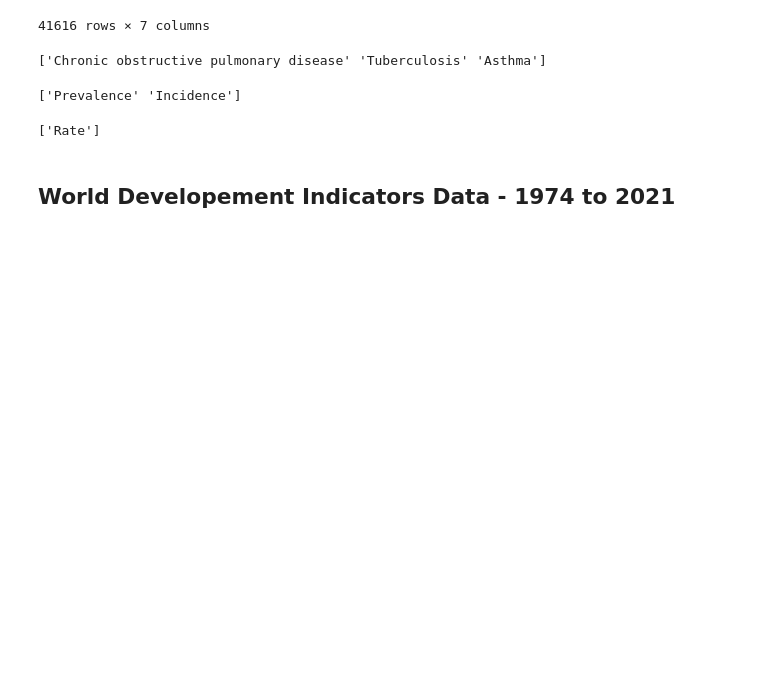
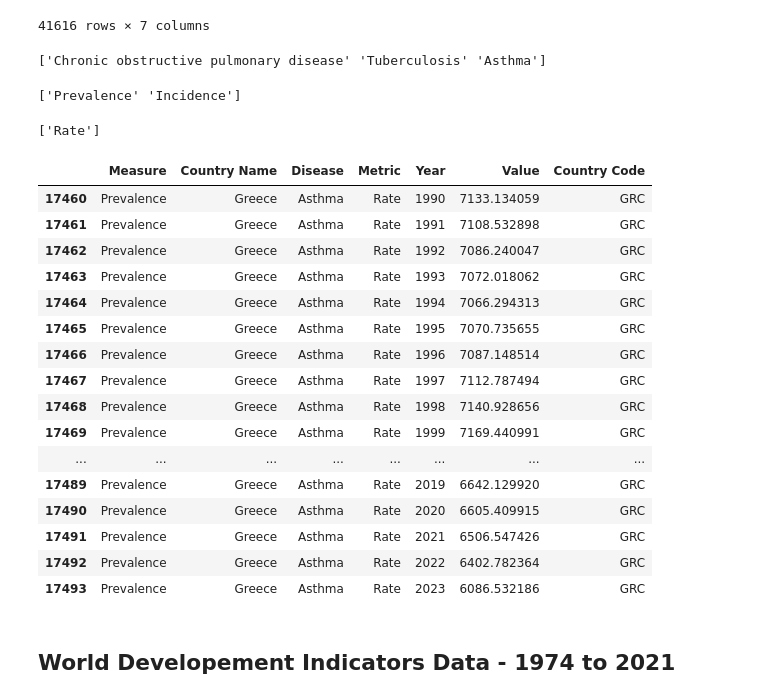
Before and after one commit to gitBugD/GML_RespiratoryDiseases, a Jupyter notebook: DataMerge_Gapminder.ipynb, the cells around one changed output. Cells and saved outputs as stored; diff of their text form; code cells hidden in the pictures; blank space fills up the shorter version.

```diff
--- a/DataMerge_Gapminder.ipynb
+++ b/DataMerge_Gapminder.ipynb
@@ -162,6 +162,26 @@ df_tuberculosis_prevalence_rate = df_tuberculosis_prevalence[df_tuberculosis_pre
 df_tuberculosis_incidence_rate = df_tuberculosis_incidence[df_tuberculosis_incidence["Metric"] == "Rate"]
 # %% [output]
 ['Rate']
+# %%
+df_asthma_prevalence_rate[df_asthma_prevalence_rate["Country Name"] == "Greece"]
+# %% [output]
+|  | Measure | Country Name | Disease | Metric | Year | Value | Country Code |
+| 17460 | Prevalence | Greece | Asthma | Rate | 1990 | 7133.134059 | GRC |
+| 17461 | Prevalence | Greece | Asthma | Rate | 1991 | 7108.532898 | GRC |
+| 17462 | Prevalence | Greece | Asthma | Rate | 1992 | 7086.240047 | GRC |
+| 17463 | Prevalence | Greece | Asthma | Rate | 1993 | 7072.018062 | GRC |
+| 17464 | Prevalence | Greece | Asthma | Rate | 1994 | 7066.294313 | GRC |
+| 17465 | Prevalence | Greece | Asthma | Rate | 1995 | 7070.735655 | GRC |
+| 17466 | Prevalence | Greece | Asthma | Rate | 1996 | 7087.148514 | GRC |
+| 17467 | Prevalence | Greece | Asthma | Rate | 1997 | 7112.787494 | GRC |
+| 17468 | Prevalence | Greece | Asthma | Rate | 1998 | 7140.928656 | GRC |
+| 17469 | Prevalence | Greece | Asthma | Rate | 1999 | 7169.440991 | GRC |
+| ... | ... | ... | ... | ... | ... | ... | ... |
+| 17489 | Prevalence | Greece | Asthma | Rate | 2019 | 6642.129920 | GRC |
+| 17490 | Prevalence | Greece | Asthma | Rate | 2020 | 6605.409915 | GRC |
+| 17491 | Prevalence | Greece | Asthma | Rate | 2021 | 6506.547426 | GRC |
+| 17492 | Prevalence | Greece | Asthma | Rate | 2022 | 6402.782364 | GRC |
+| 17493 | Prevalence | Greece | Asthma | Rate | 2023 | 6086.532186 | GRC |
 # %% [markdown]
 ## World Developement Indicators Data - 1974 to 2021
 # %%
```
Also changed, not shown: parts of 11 cells of this notebook, 8 other files.
